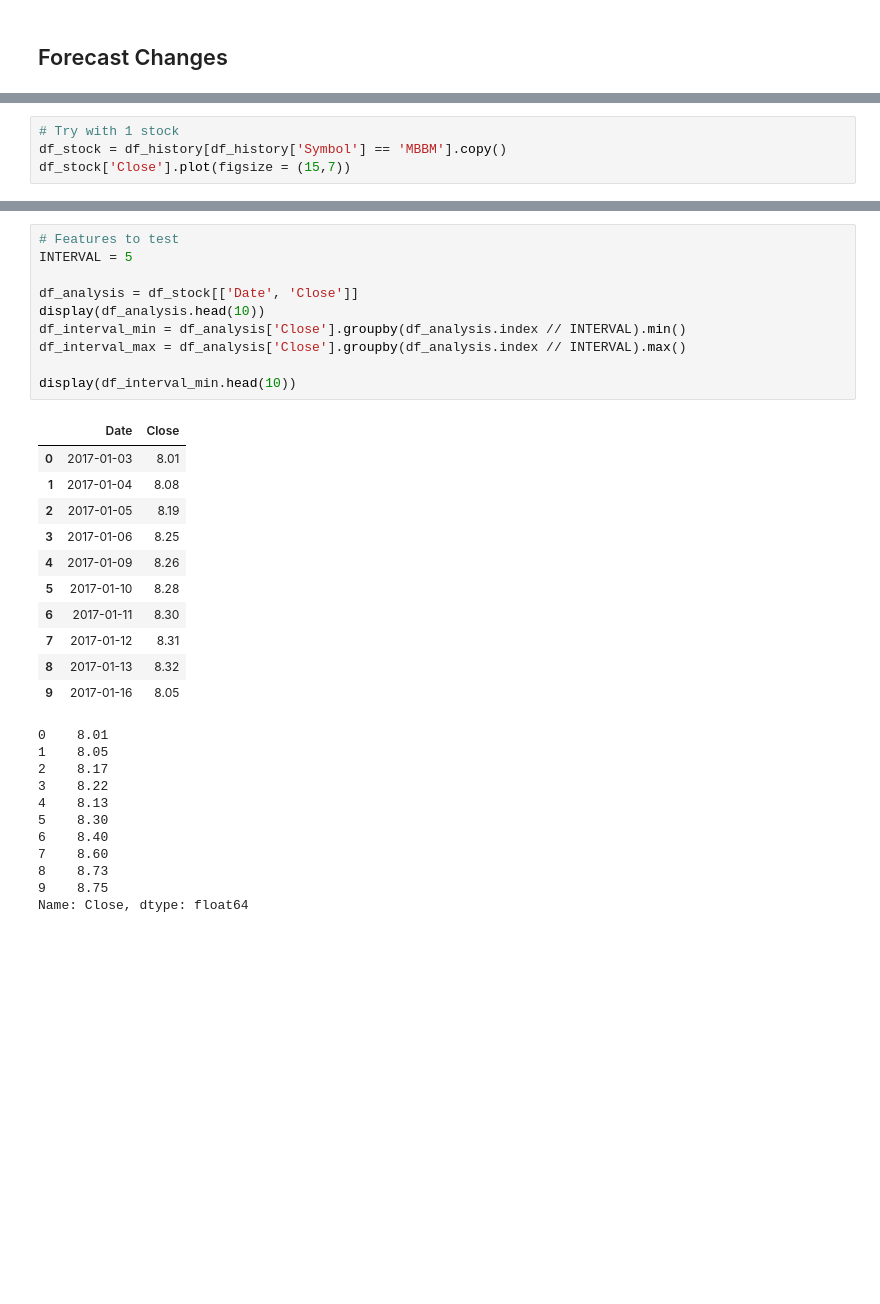
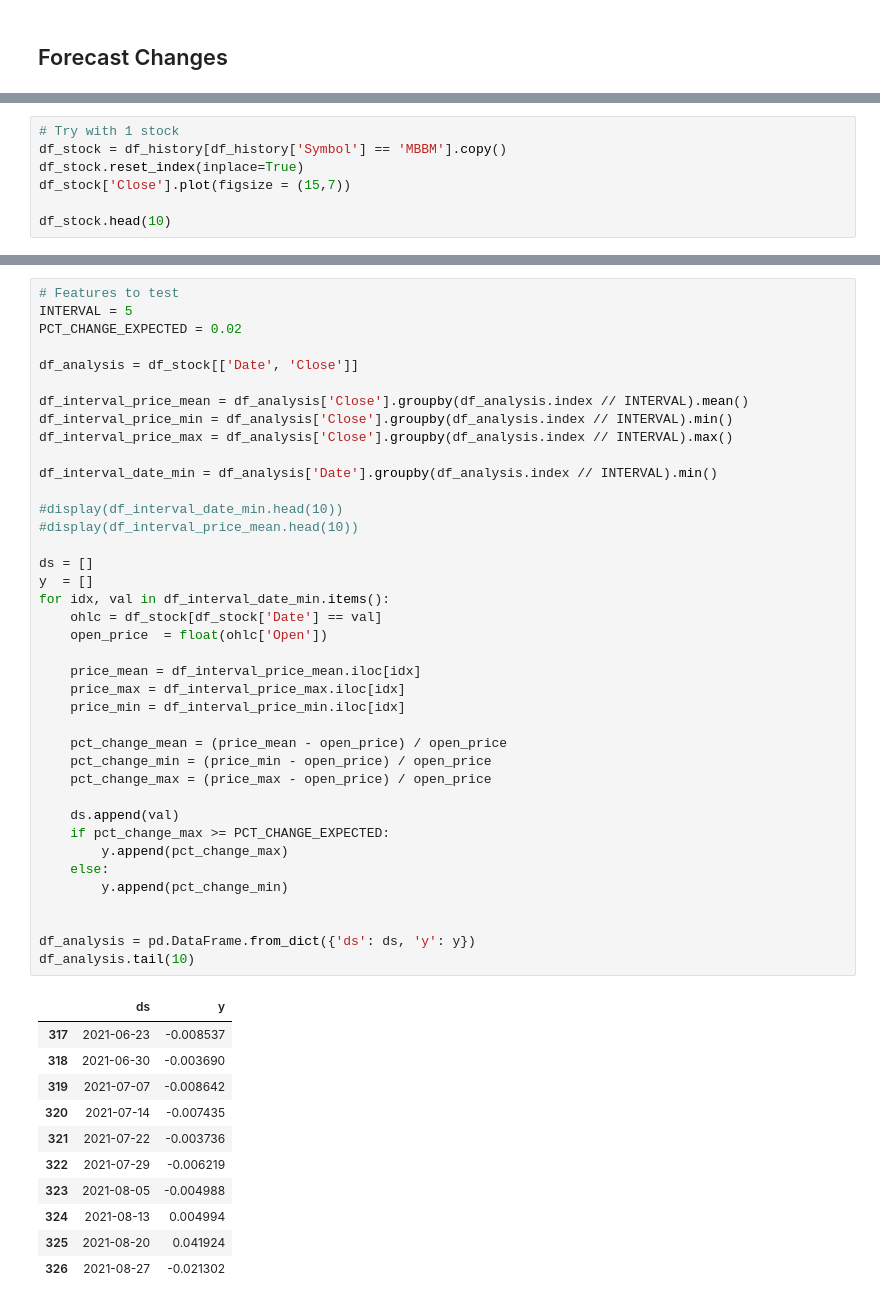
Before and after one commit to alpha2phi/jupyter-notebooks, a Jupyter notebook: nbs/02_01_stocks_machine_learning.ipynb, the cells around one changed output, grey strips where cells are left out. Drawn from its saved outputs; the diff is of its cells as text; blank space fills up the shorter version.

```diff
--- a/nbs/02_01_stocks_machine_learning.ipynb
+++ b/nbs/02_01_stocks_machine_learning.ipynb
@@ -93,6 +113,9 @@ memory usage: 2.1+ MB
 # %%
 # Try with 1 stock
 df_stock = df_history[df_history['Symbol'] == 'MBBM'].copy()
+df_stock.reset_index(inplace=True)
 df_stock['Close'].plot(figsize = (15,7))
+
+df_stock.head(10)
 # %% [output]
 <AxesSubplot:>
@@ -100,34 +134,52 @@ df_stock['Close'].plot(figsize = (15,7))
 # %%
 # Features to test
 INTERVAL = 5
+PCT_CHANGE_EXPECTED = 0.02
 
 df_analysis = df_stock[['Date', 'Close']]
-display(df_analysis.head(10))
-df_interval_min = df_analysis['Close'].groupby(df_analysis.index // INTERVAL).min()
-df_interval_max = df_analysis['Close'].groupby(df_analysis.index // INTERVAL).max()
 
-display(df_interval_min.head(10))
+df_interval_price_mean = df_analysis['Close'].groupby(df_analysis.index // INTERVAL).mean()
+df_interval_price_min = df_analysis['Close'].groupby(df_analysis.index // INTERVAL).min()
+df_interval_price_max = df_analysis['Close'].groupby(df_analysis.index // INTERVAL).max()
+
+df_interval_date_min = df_analysis['Date'].groupby(df_analysis.index // INTERVAL).min()
+
+#display(df_interval_date_min.head(10))
+#display(df_interval_price_mean.head(10))
+
+ds = []
+y  = []
+for idx, val in df_interval_date_min.items():
+    ohlc = df_stock[df_stock['Date'] == val]
+    open_price  = float(ohlc['Open'])
+
+    price_mean = df_interval_price_mean.iloc[idx]
+    price_max = df_interval_price_max.iloc[idx]
+    price_min = df_interval_price_min.iloc[idx]
+
+    pct_change_mean = (price_mean - open_price) / open_price
+    pct_change_min = (price_min - open_price) / open_price
+    pct_change_max = (price_max - open_price) / open_price
+
+    ds.append(val)
+    if pct_change_max >= PCT_CHANGE_EXPECTED:
+        y.append(pct_change_max)
+    else:
+        y.append(pct_change_min)
+
+
+df_analysis = pd.DataFrame.from_dict({'ds': ds, 'y': y})
+df_analysis.tail(10)
 # %% [output]
-|  | Date | Close |
-| 0 | 2017-01-03 | 8.01 |
-| 1 | 2017-01-04 | 8.08 |
-| 2 | 2017-01-05 | 8.19 |
-| 3 | 2017-01-06 | 8.25 |
-| 4 | 2017-01-09 | 8.26 |
-| 5 | 2017-01-10 | 8.28 |
-| 6 | 2017-01-11 | 8.30 |
-| 7 | 2017-01-12 | 8.31 |
-| 8 | 2017-01-13 | 8.32 |
-| 9 | 2017-01-16 | 8.05 |
+|  | ds | y |
+| 317 | 2021-06-23 | -0.008537 |
+| 318 | 2021-06-30 | -0.003690 |
+| 319 | 2021-07-07 | -0.008642 |
+| 320 | 2021-07-14 | -0.007435 |
+| 321 | 2021-07-22 | -0.003736 |
+| 322 | 2021-07-29 | -0.006219 |
+| 323 | 2021-08-05 | -0.004988 |
+| 324 | 2021-08-13 | 0.004994 |
+| 325 | 2021-08-20 | 0.041924 |
+| 326 | 2021-08-27 | -0.021302 |
-0    8.01
-1    8.05
-2    8.17
-3    8.22
-4    8.13
-5    8.30
-6    8.40
-7    8.60
-8    8.73
-9    8.75
-Name: Close, dtype: float64
 # %%
```
Also changed, not shown: parts of 6 cells of this notebook, 1 other file.
